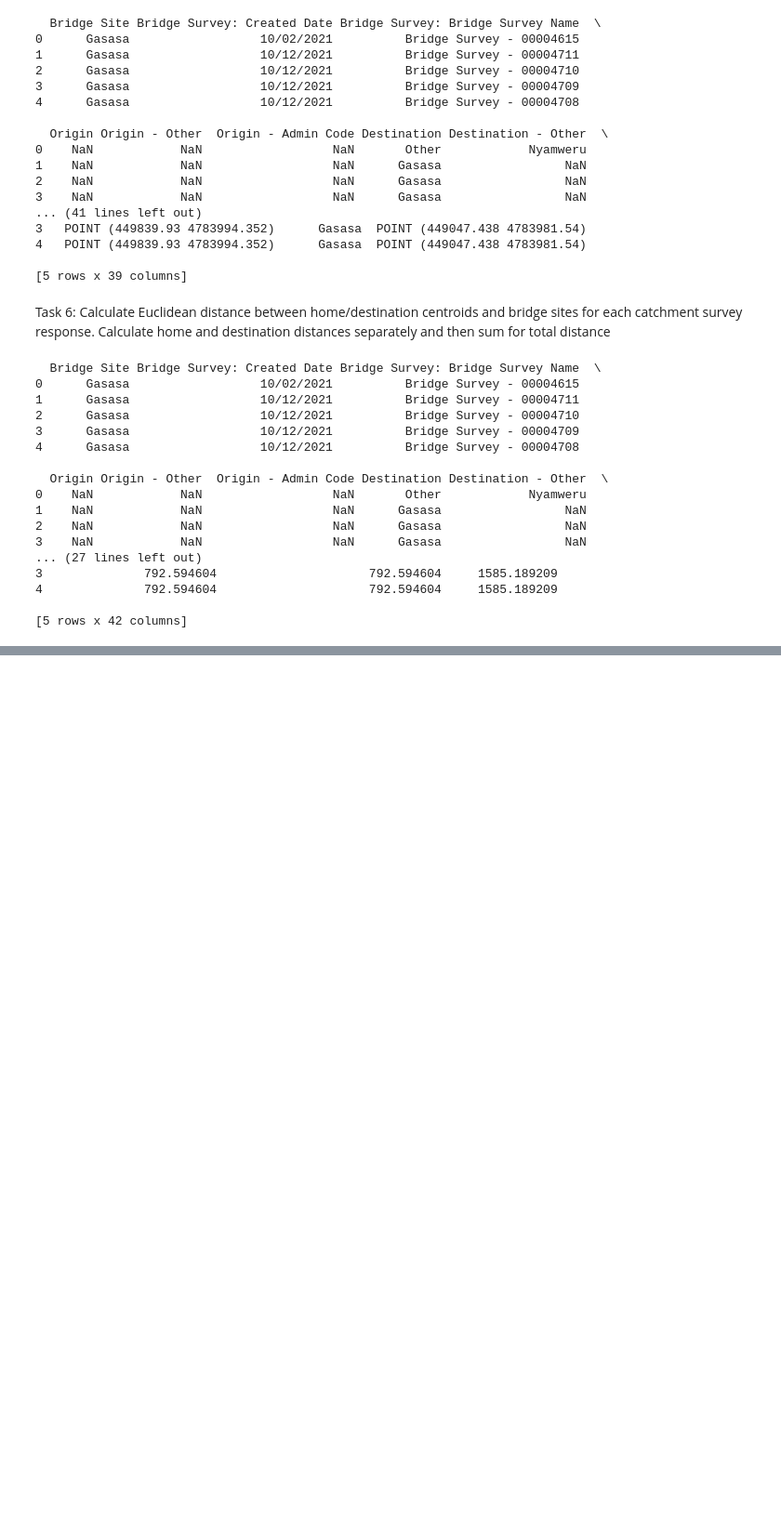
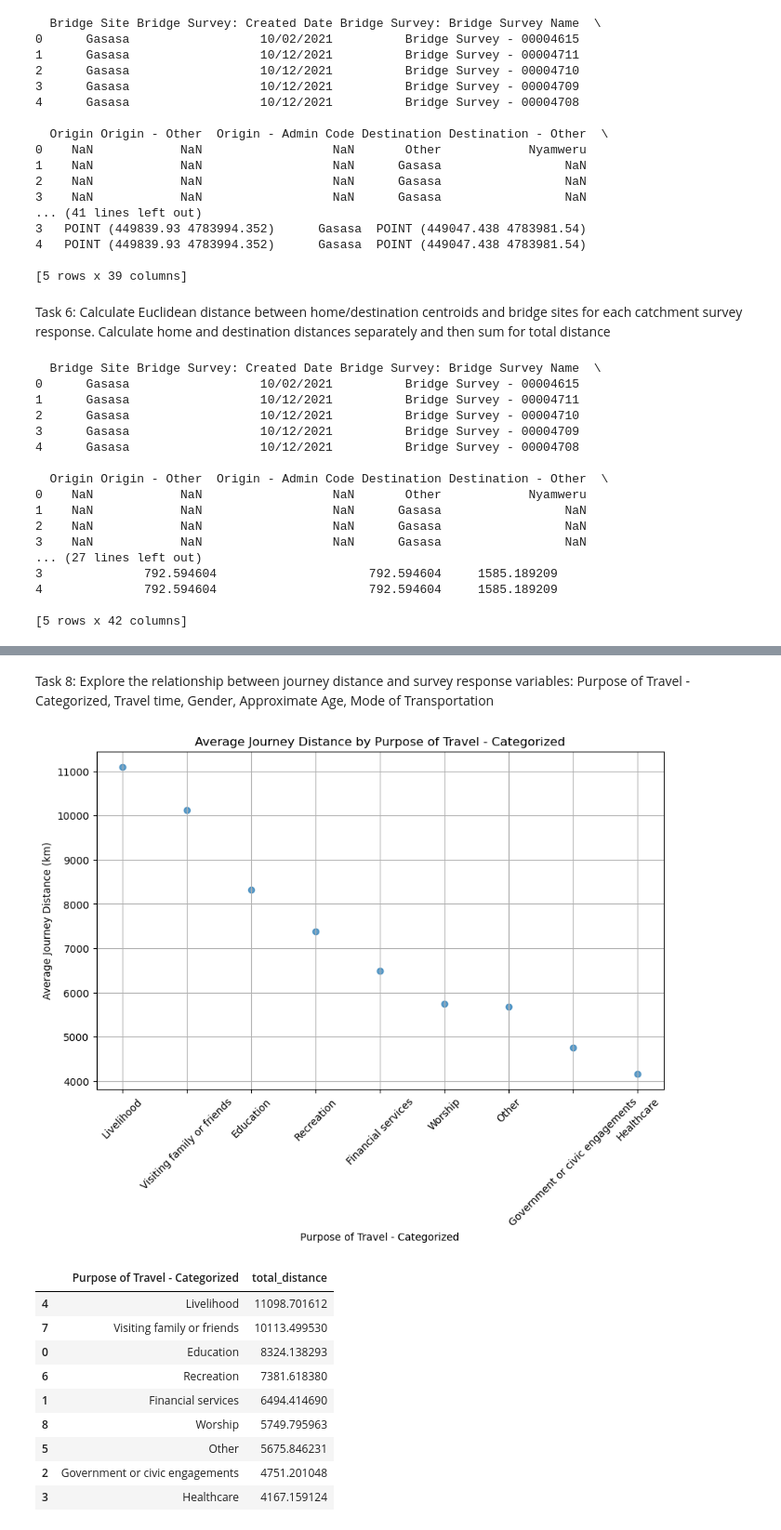
Before and after one commit to bridgestoprosperity/general-data, a Jupyter notebook: notebooks/catchment-analysis/journey-distances.ipynb, the cells around one changed output, grey strips where cells are left out. Shown at 93% size. Drawn from its saved outputs; the diff is of its cells as text; code cells hidden in the pictures; blank space fills up the shorter version.

```diff
--- a/notebooks/catchment-analysis/journey-distances.ipynb
+++ b/notebooks/catchment-analysis/journey-distances.ipynb
@@ -322,0 +406,40 @@ plot_journey_distance_distribution(survey_data = Rwanda_catchment_surveys, bridg
+# %% [markdown]
+Task 8: Explore the relationship between journey distance and survey response variables: Purpose of Travel - Categorized, Travel time, Gender, Approximate Age, Mode of Transportation
+# %%
+def calculate_average_distances_by_column(survey_data, column_name):
+    if column_name not in survey_data.columns:
+        raise ValueError(f"Column '{column_name}' does not exist in the survey data.")
+
+    mean_distance = survey_data.groupby(column_name)['total_distance'].mean().reset_index()
+    mean_distance = mean_distance.sort_values('total_distance', ascending=False)
+
+    # Create scatter plot
+    plt.figure(figsize=(10, 6))
+    plt.scatter(mean_distance[column_name], mean_distance['total_distance'], alpha=0.7)
+    plt.title(f"Average Journey Distance by {column_name}")
+    plt.xlabel(column_name)
+    plt.ylabel("Average Journey Distance (km)")
+    plt.grid()
+    plt.xticks(rotation=45)
+    plt.show()
+
+    return mean_distance
+# %%
+# Combine "Other" and "Others" categories into a single category
+Rwanda_catchment_surveys['Purpose of Travel - Categorized'] = (
+    Rwanda_catchment_surveys['Purpose of Travel - Categorized'].str.strip().replace({'Others': 'Other'})
+)
+
+calculate_average_distances_by_column(Rwanda_catchment_surveys, 'Purpose of Travel - Categorized')
+# %% [output]
+[figure, added]
+|  | Purpose of Travel - Categorized | total_distance |
+| 4 | Livelihood | 11098.701612 |
+| 7 | Visiting family or friends | 10113.499530 |
+| 0 | Education | 8324.138293 |
+| 6 | Recreation | 7381.618380 |
+| 1 | Financial services | 6494.414690 |
+| 8 | Worship | 5749.795963 |
+| 5 | Other | 5675.846231 |
+| 2 | Government or civic engagements | 4751.201048 |
+| 3 | Healthcare | 4167.159124 |
```
Also changed, not shown: parts of 10 cells of this notebook.
